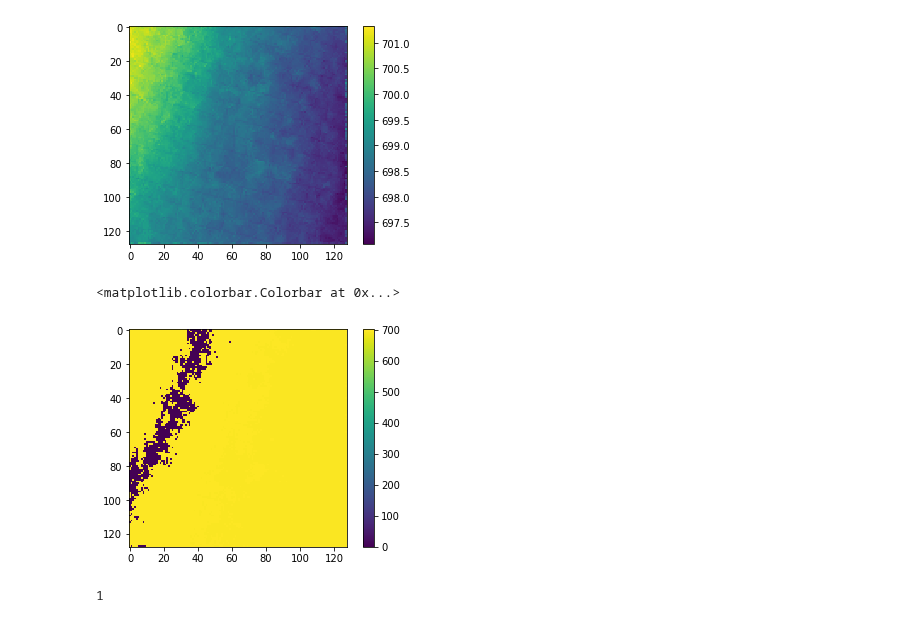
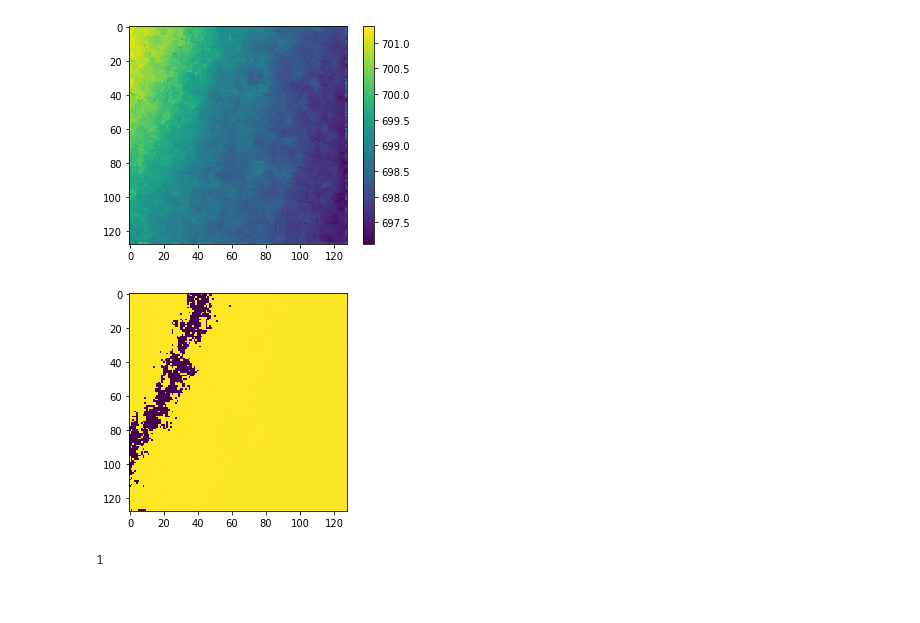
Before and after one commit to DianaDI/mde, a Jupyter notebook: notebooks/mde.ipynb, the cells around one changed output. Saved outputs shown, nothing was run; the diff lists cells and outputs as text; code cells hidden in the pictures.

```diff
--- a/notebooks/mde.ipynb
+++ b/notebooks/mde.ipynb
@@ -88,10 +88,9 @@ plt.colorbar()
 rebinned[(rebinned<700)&(rebinned>699.6)]=0
 # %%
 plt.imshow(rebinned)
-plt.colorbar()
+plt.savefig("inter.png")
 # %% [output]
-<matplotlib.colorbar.Colorbar at 0x...>
-[figure, old version]
+[figure, new version]
 # %%
 mask = (rebinned == 0).astype(int)
 np.max(mask)
```
Also changed, not shown: parts of 3 cells of this notebook, 5 other files.
